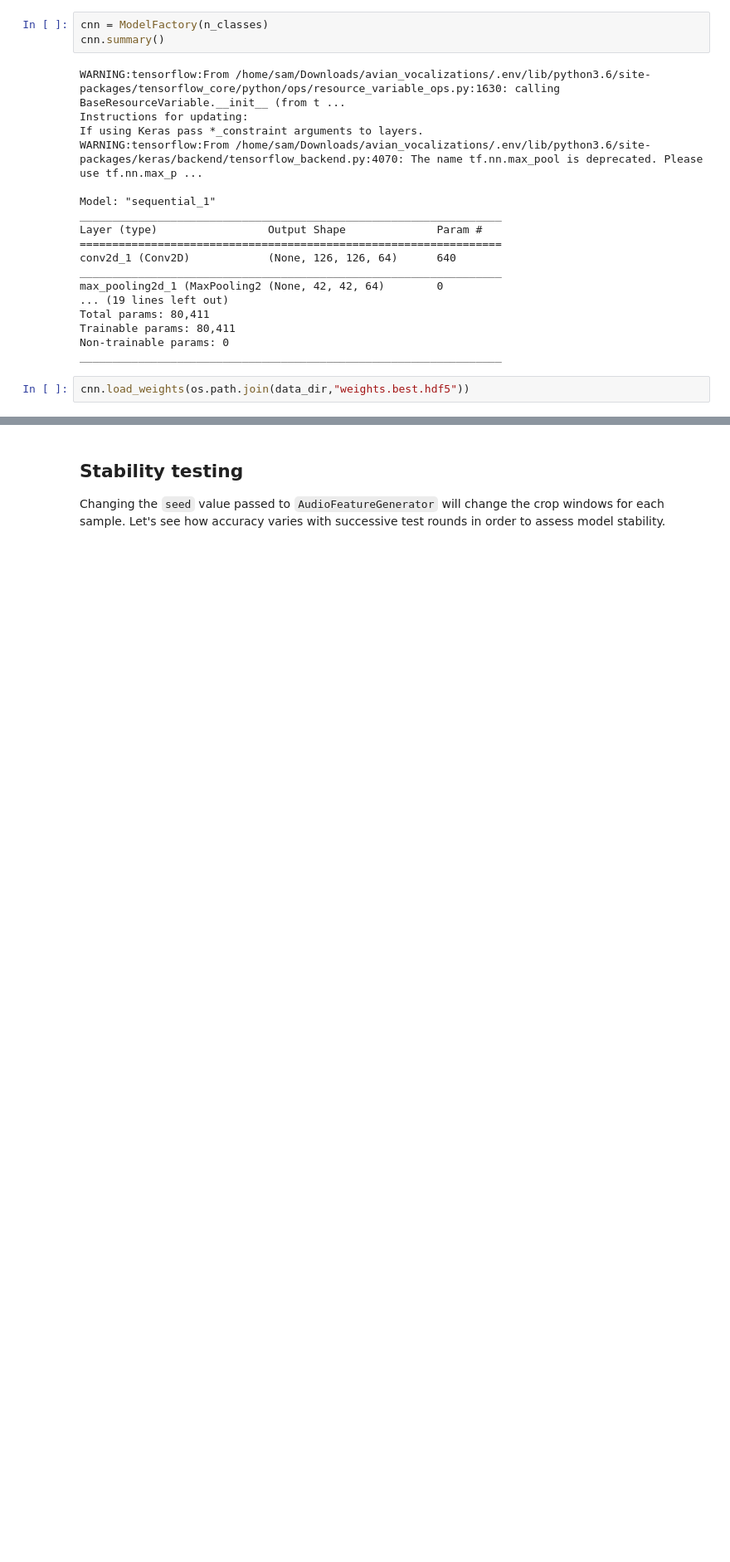
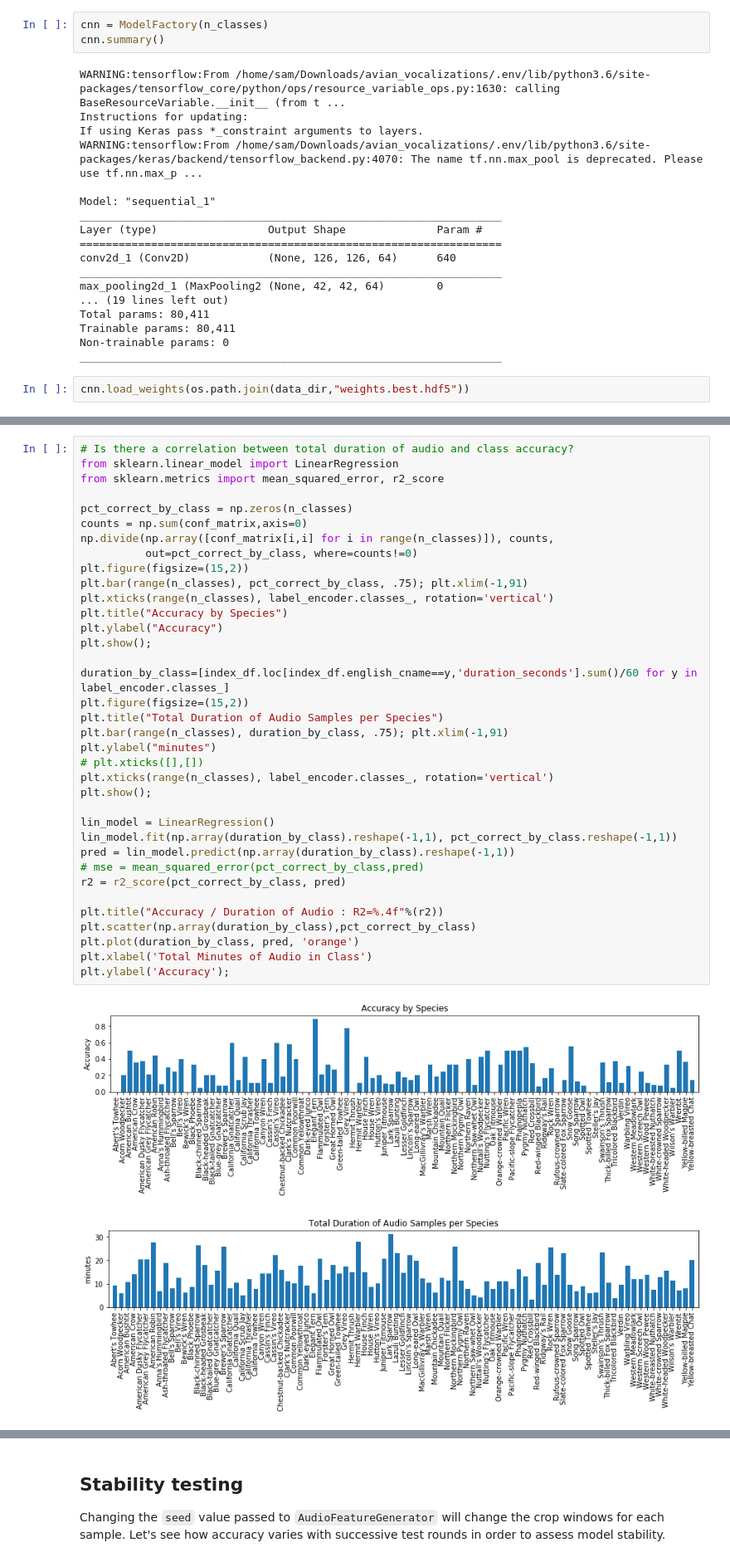
Before and after one commit to samhiatt/avian_vocalizations, a Jupyter notebook: notebooks/Model Inference and Testing.ipynb, the cells around one changed output, grey strips where cells are left out. Shown at 83% size. Drawn from its saved outputs; the diff is of its cells as text; blank space fills up the shorter version.

```diff
--- a/notebooks/Model Inference and Testing.ipynb
+++ b/notebooks/Model Inference and Testing.ipynb
@@ -62,0 +81,39 @@ Test accuracy of benchmark model: 0.24835
+# %%
+# Is there a correlation between total duration of audio and class accuracy?
+from sklearn.linear_model import LinearRegression
+from sklearn.metrics import mean_squared_error, r2_score
+
+pct_correct_by_class = np.zeros(n_classes)
+counts = np.sum(conf_matrix,axis=0)
+np.divide(np.array([conf_matrix[i,i] for i in range(n_classes)]), counts,
+          out=pct_correct_by_class, where=counts!=0)
+plt.figure(figsize=(15,2))
+plt.bar(range(n_classes), pct_correct_by_class, .75); plt.xlim(-1,91)
+plt.xticks(range(n_classes), label_encoder.classes_, rotation='vertical')
+plt.title("Accuracy by Species")
+plt.ylabel("Accuracy")
+plt.show();
+
+duration_by_class=[index_df.loc[index_df.english_cname==y,'duration_seconds'].sum()/60 for y in label_encoder.classes_]
+plt.figure(figsize=(15,2))
+plt.title("Total Duration of Audio Samples per Species")
+plt.bar(range(n_classes), duration_by_class, .75); plt.xlim(-1,91)
+plt.ylabel("minutes")
+# plt.xticks([],[])
+plt.xticks(range(n_classes), label_encoder.classes_, rotation='vertical')
+plt.show();
+
+lin_model = LinearRegression()
+lin_model.fit(np.array(duration_by_class).reshape(-1,1), pct_correct_by_class.reshape(-1,1))
+pred = lin_model.predict(np.array(duration_by_class).reshape(-1,1))
+# mse = mean_squared_error(pct_correct_by_class,pred)
+r2 = r2_score(pct_correct_by_class, pred)
+
+plt.title("Accuracy / Duration of Audio : R2=%.4f"%(r2))
+plt.scatter(np.array(duration_by_class),pct_correct_by_class)
+plt.plot(duration_by_class, pred, 'orange')
+plt.xlabel('Total Minutes of Audio in Class')
+plt.ylabel('Accuracy');
+# %% [output]
+[figure, added]
+[figure, added]
```
Also changed, not shown: parts of 11 cells of this notebook, 16 other files.
